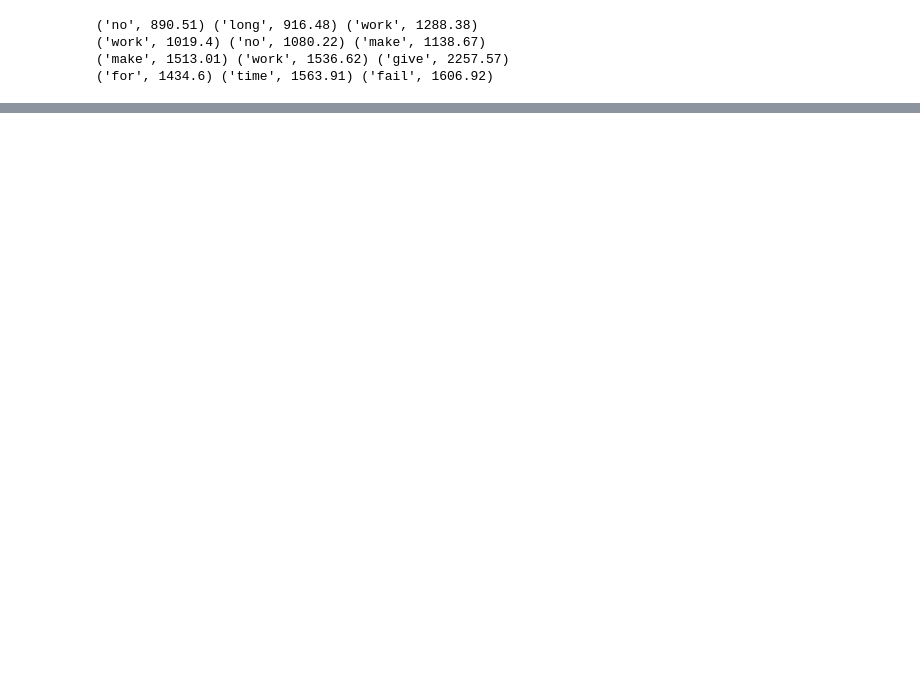
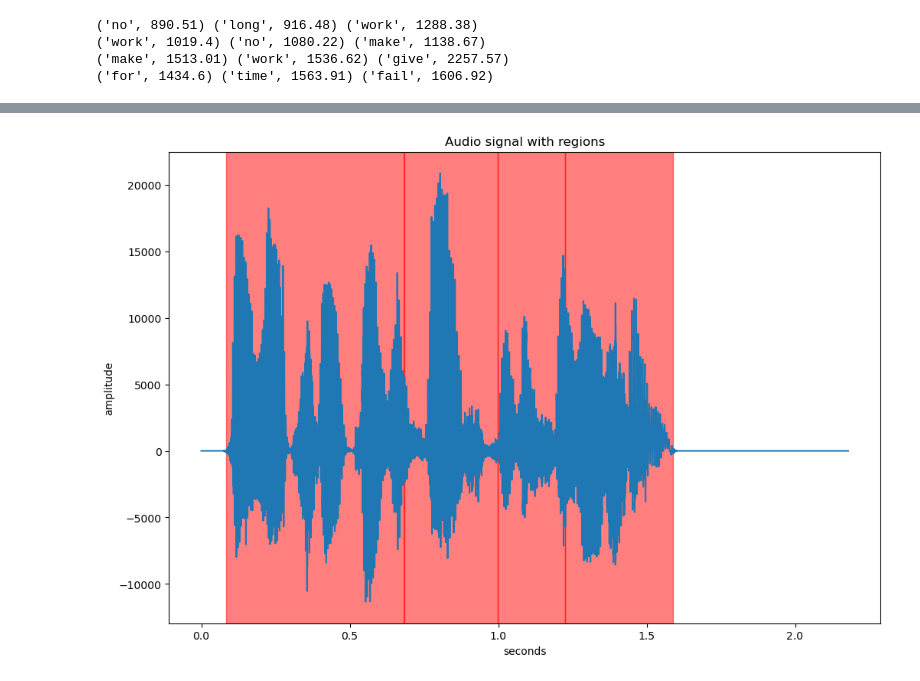
Before and after one commit to MQ37/voice-recognition, a Jupyter notebook: Semestral2.ipynb, the cells around one changed output, grey strips where cells are left out. Drawn from its saved outputs; the diff is of its cells as text; code cells hidden in the pictures; blank space fills up the shorter version.

```diff
--- a/Semestral2.ipynb
+++ b/Semestral2.ipynb
@@ -401,0 +421,25 @@ for Y in parts:
+# %%
+ymin = np.min(data)
+ymax = np.max(data)
+
+plt.figure(figsize=(12, 8))
+
+plt.plot(data)
+
+#colors = plt.cm.get_cmap("inferno", len(regions)).colors
+for i, (start, end) in enumerate(regions):
+    #color = colors[i]
+    color = "red"
+    plt.axvspan(start, end, color=color, alpha=0.5)
+
+#plt.xticks(np.arange(0, len(data), 22050), np.round(np.arange(0, len(data), 22050)/22050, 1))
+ticks = np.arange(0, len(data), 22050/2)
+plt.xticks(ticks, np.round(ticks/22050, 2))
+
+plt.xlabel("seconds")
+plt.ylabel("amplitude")
+plt.title("Audio signal with regions")
+
+plt.show()
+# %% [output]
+[figure, added]
```
Also changed, not shown: parts of 3 cells of this notebook, 3 other files.
